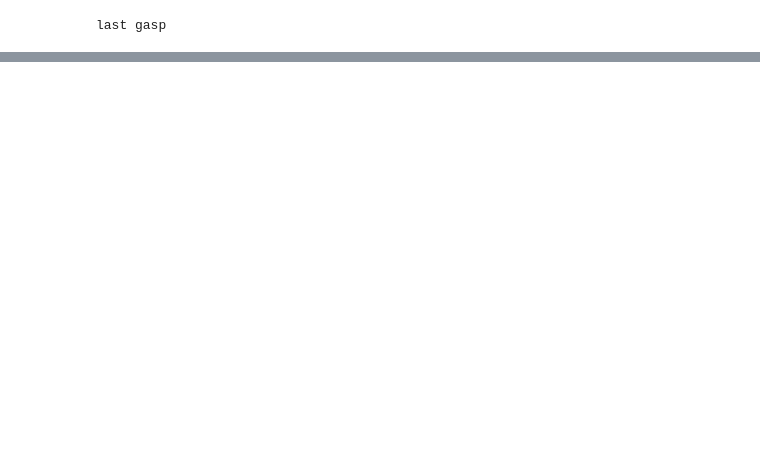
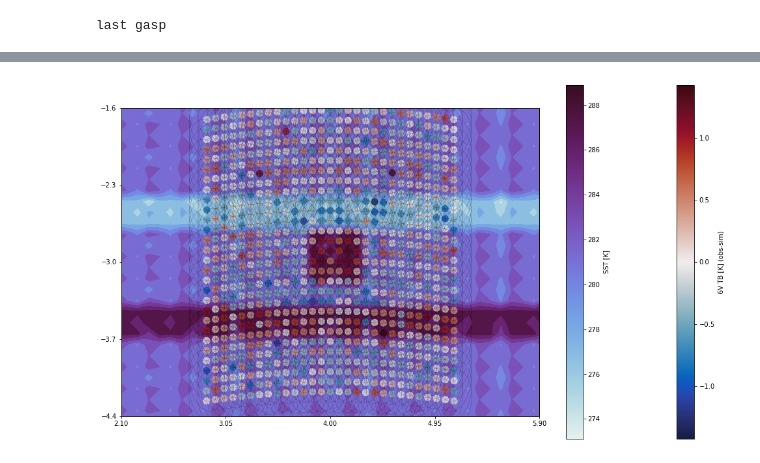
Before and after one commit to cheesetarian/amsr2_var, a Jupyter notebook: am2_mvar/retrieval_syn.ipynb, the cells around one changed output, grey strips where cells are left out. Saved outputs shown, nothing was run; the diff lists cells and outputs as text; code cells hidden in the pictures; blank space fills up the shorter version.

```diff
--- a/am2_mvar/retrieval_syn.ipynb
+++ b/am2_mvar/retrieval_syn.ipynb
@@ -258,8 +266,7 @@ ssteps   = np.arange(-(nscans-1)/2, (nscans-1)/2 +1, 1)
 #print('pixel steps',psteps)
 
 #  center line of sight... defined as AMSR2 EIA and 0 azimuth angle
-#los0    = [ 180-47.5, 0 ]  # 47.5 is off-nadir angle of AMSR2
-los0    = [ 180-52.5, 0 ]  # 47.5 is off-nadir angle of AMSR2
+los0    = [ 180-47.5, 0 ]  # 47.5 is off-nadir angle of AMSR2
 
 # bsights defines the bore sight zenith and azimuth angles across the scan
 ##-- just for one scan, assumed to be same for each scan?
@@ -303,7 +312,7 @@ azimuth grid:  [-7.8   -7.488 -7.176 -6.864 -6.552 -6.24  -5.928 -5.616 -5.304 -
 
 ws.sensor_los = np.tile(los0, [nscans,1])  # sensor line of sight for each scan
 
-shift   = 9.0  #7.5   # Latitude shift to centre calculations around lat0
+shift   = 7.3   # Latitude shift to centre calculations around lat0
 
 #### sensor_pos should be columns of altitude, SClat, SClon  ###
 ####   so take all this from L1R files and transform X/Y/Z to lat/lon
@@ -649,54 +705,59 @@ print(np.diff(arts_pos[:,0,0]))
 # %%
 # plotting representative ellipses:
 from matplotlib.patches import Ellipse
 from cartopy import crs as ccrs
 from cmocean import cm as cmo
 
 # provide x,y coords, width, height, angle of ellipse
 
-k = 0
+ks = [0,5]
 
-ells = [Ellipse(xy=[arts_pos[i,j,1],arts_pos[i,j,0]], width=widths[int(k/2)], height=heights[int(k/2)],
-                angle=-arts_pos[i,j,3], linewidth=0.2, alpha=0.7, fill=False)
-        for i in range(nscans) for j in range(npix)]# for k in [0]] #range(nf*2)]
+for k in ks:
+    ells = [Ellipse(xy=[arts_pos[i,j,1],arts_pos[i,j,0]], width=widths[int(k/2)], height=heights[int(k/2)],
+                    angle=-arts_pos[i,j,3], linewidth=0.2, alpha=0.7, fill=False)
+            for i in range(nscans) for j in range(npix)]# for k in [0]] #range(nf*2)]
 
-projj = ccrs.PlateCarree()
-inn =  0.8
+    projj = ccrs.PlateCarree()
+    inn =  0.6
 
-fig = plt.figure(figsize=[15,10])
-ax = plt.subplot(111, projection=projj )
+    fig = plt.figure(figsize=[18,10])
+    ax = plt.subplot(111, projection=projj )
 
-#reg = [np.min(arts_pos[:,:,0])+inn, np.max(arts_pos[:,:,0])-inn,
-#       np.min(arts_pos[:,:,1])+inn, np.max(arts_pos[:,:,1])-inn]
-reg = [np.min(lat_grid)+inn, np.max(lat_grid)-inn,
-       np.min(lon_grid)+inn, np.max(lon_grid)-inn]
-ax.set_xlim(left=reg[2], right=reg[3])
-ax.set_ylim(bottom=reg[0], top=reg[1])
-nx,ny = 5,5
-ax.set_xticks( np.linspace(reg[2],reg[3], nx) )
-ax.set_yticks( np.linspace(reg[0],reg[1], ny) )
+    #reg = [np.min(arts_pos[:,:,0])+inn, np.max(arts_pos[:,:,0])-inn,
+    #       np.min(arts_pos[:,:,1])+inn, np.max(arts_pos[:,:,1])-inn]
+    reg = [np.min(lat_grid)+inn, np.max(lat_grid)-inn,
+           np.min(lon_grid)+inn, np.max(lon_grid)-inn]
+    ax.set_xlim(left=reg[2], right=reg[3])
+    ax.set_ylim(bottom=reg[0], top=reg[1])
+    nx,ny = 5,5
+    ax.set_xticks( np.linspace(reg[2],reg[3], nx) )
+    ax.set_yticks( np.linspace(reg[0],reg[1], ny) )
 
-thenorm1=plt.Normalize(vmin = np.min(s_data[0,:,:])-1, vmax = np.max(s_data[0,:,:])+1)
-ceem1=cmo.dense
-bb= ax.pcolormesh(lon_grid,lat_grid,s_data[0,:,:],norm=thenorm1, # so SST
-             transform=projj, cmap=ceem1)
+    #sdif = np.max(np.abs(tmean-s_data[0,:,:])) # set colorbar limits by largest abs deviation from tmean?
+    thenorm1=plt.Normalize(vmin = np.min(s_data[0,:,:])-1, vmax = np.max(s_data[0,:,:])+1)
+    ceem1=cmo.dense
+    #bb= ax.pcolormesh(lon_grid,lat_grid,s_data[0,:,:],norm=thenorm1, # so SST
+    bb= ax.contourf(ws.lon_grid,ws.lat_grid,s_data[0,:,:], 10, norm=thenorm1, # so SST
+                 transform=projj, cmap=ceem1)
 
-for e in ells[:]:
-    ax.add_artist(e)
+    for e in ells[:]:
+        ax.add_artist(e)
 
-vmin, vmax = -np.max(np.abs(dif_tb[:,:,k])), np.max(np.abs(dif_tb[:,:,k]))
-thenorm = plt.Normalize(vmin=vmin,vmax=vmax)
-ceem = cmo.balance #thermal
-ax.scatter( arts_pos[:,:,1], arts_pos[:,:,0], s=200.0, c=dif_tb[:,:,k], marker='o', \
-            transform=projj, alpha=0.8, cmap=ceem, norm=thenorm);
-sm = plt.cm.ScalarMappable(cmap=ceem, norm=thenorm)
-sm._A = []
-cb = plt.colorbar(sm,ax=ax)
-cb.set_label(ch_str[k]+' TB [K] (obs-sim)')
-sm1 = plt.cm.ScalarMappable(cmap=ceem1, norm=thenorm1)
-sm1._A = []
-cb1 = plt.colorbar(sm1,ax=ax)
-cb1.set_label('SST [K]')
+    vmin, vmax = -np.max(np.abs(dif_tb[:,:,k])), np.max(np.abs(dif_tb[:,:,k]))
+    thenorm = plt.Normalize(vmin=vmin,vmax=vmax)
+    ceem = cmo.balance #thermal
+    ax.scatter( arts_pos[:,:,1], arts_pos[:,:,0], s=100.0, c=dif_tb[:,:,k], marker='o', \
+                transform=projj, alpha=0.8, cmap=ceem, norm=thenorm);
+    sm = plt.cm.ScalarMappable(cmap=ceem, norm=thenorm)
+    sm._A = []
+    cb = plt.colorbar(sm,ax=ax)
+    cb.set_label(ch_str[k]+' TB [K] (obs-sim)')
+    sm1 = plt.cm.ScalarMappable(cmap=ceem1, norm=thenorm1)
+    sm1._A = []
+    cb1 = plt.colorbar(sm1,ax=ax)
+    cb1.set_label('SST [K]')
 
-plt.savefig('img/retr-y_syn__'+ch_str[k]+'_'+pv+'.png',bbox_inches='tight',dpi=350)
-plt.show()
+    if sv: plt.savefig('img2/retr-y_syn__'+ch_str[k]+'_'+pv+'.png',bbox_inches='tight',dpi=350)
+    plt.show()
+# %% [output]
+[figure, added]
```
Also changed, not shown: parts of 22 cells of this notebook.
